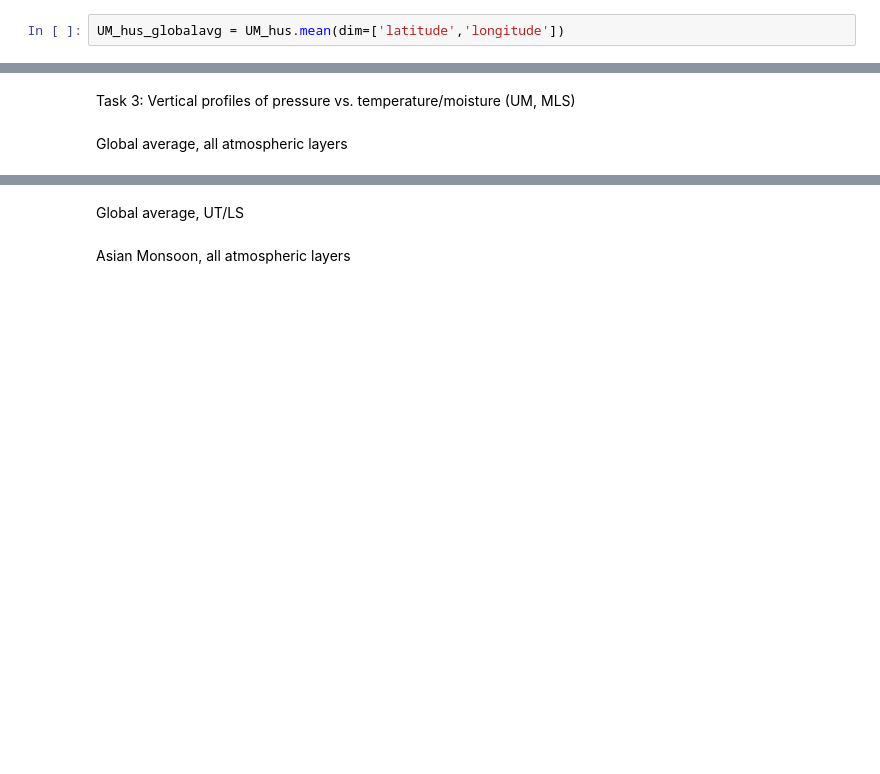
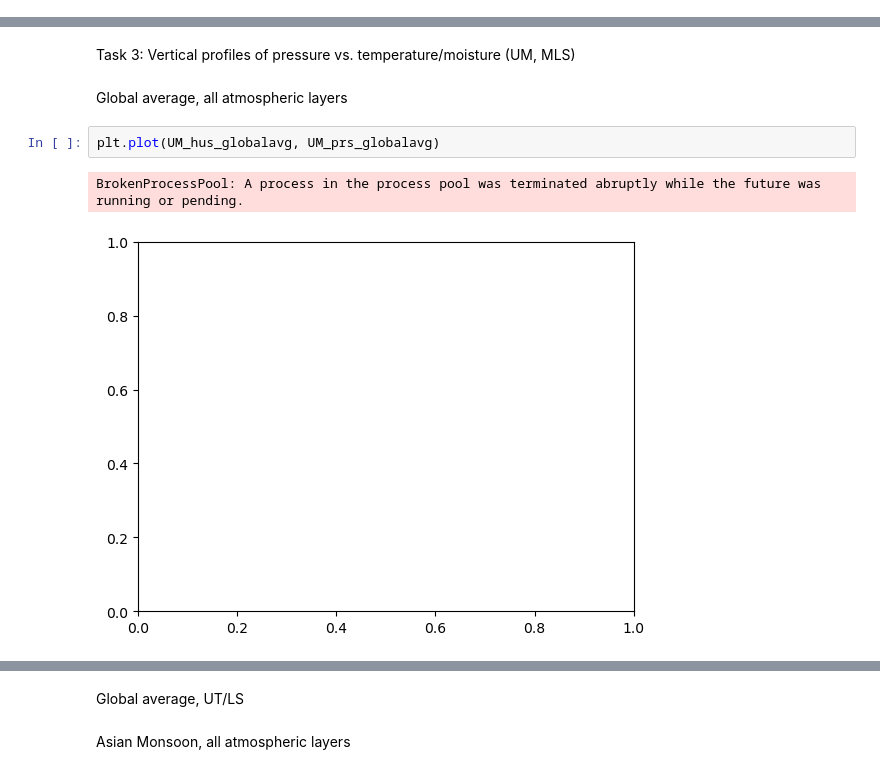
Before and after one commit to sierrastevnson/JPL-DeepConvection, a Jupyter notebook: Tasks/Code/task3_verticalprofiles.ipynb, the cells around one changed output, grey strips where cells are left out. Saved outputs shown, nothing was run; the diff lists cells and outputs as text; blank space fills up the shorter version.

```diff
--- a/Tasks/Code/task3_verticalprofiles.ipynb
+++ b/Tasks/Code/task3_verticalprofiles.ipynb
@@ -135,4 +151,2 @@ UM_hus = UM_avg_hus['specific_humidity'][:,lv1:lv2] * kgkg_to_ppmv
 # %% [output]
 UM data read.
-# %%
-UM_hus_globalavg = UM_hus.mean(dim=['latitude','longitude'])
@@ -201,6 +243,11 @@ def CreateVertProfile(arr, arr_prs, arr2=0, arr2_prs=None, data_label="Moisture"
 Task 3: Vertical profiles of pressure vs. temperature/moisture (UM, MLS)
 # %% [markdown]
 Global average, all atmospheric layers
+# %%
+plt.plot(UM_hus_globalavg, UM_prs_globalavg)
+# %% [output]
+BrokenProcessPool: A process in the process pool was terminated abruptly while the future was running or pending.
+[figure, added]
 # %%
 # Global average
 # Pressure vs. Moisture (MLS/AIRS)
```
Also changed, not shown: parts of 11 cells of this notebook, 5 other files.
